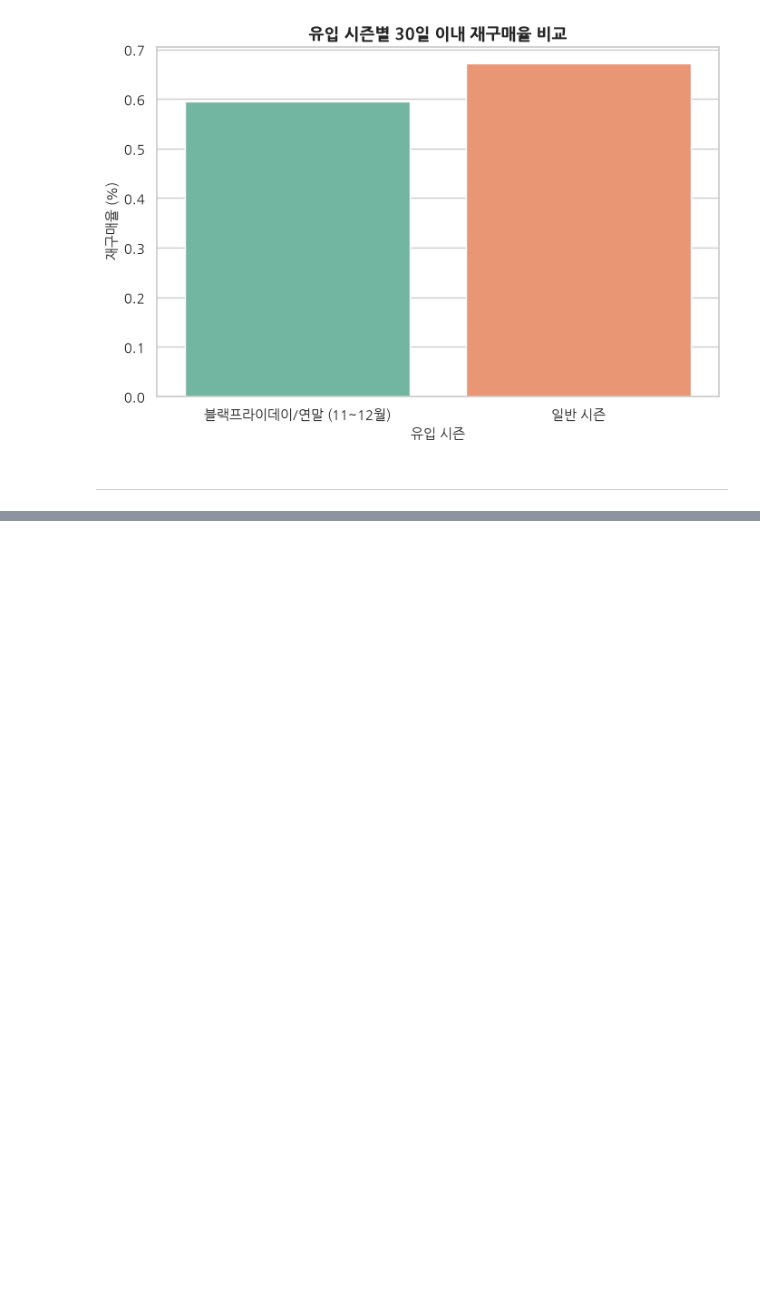
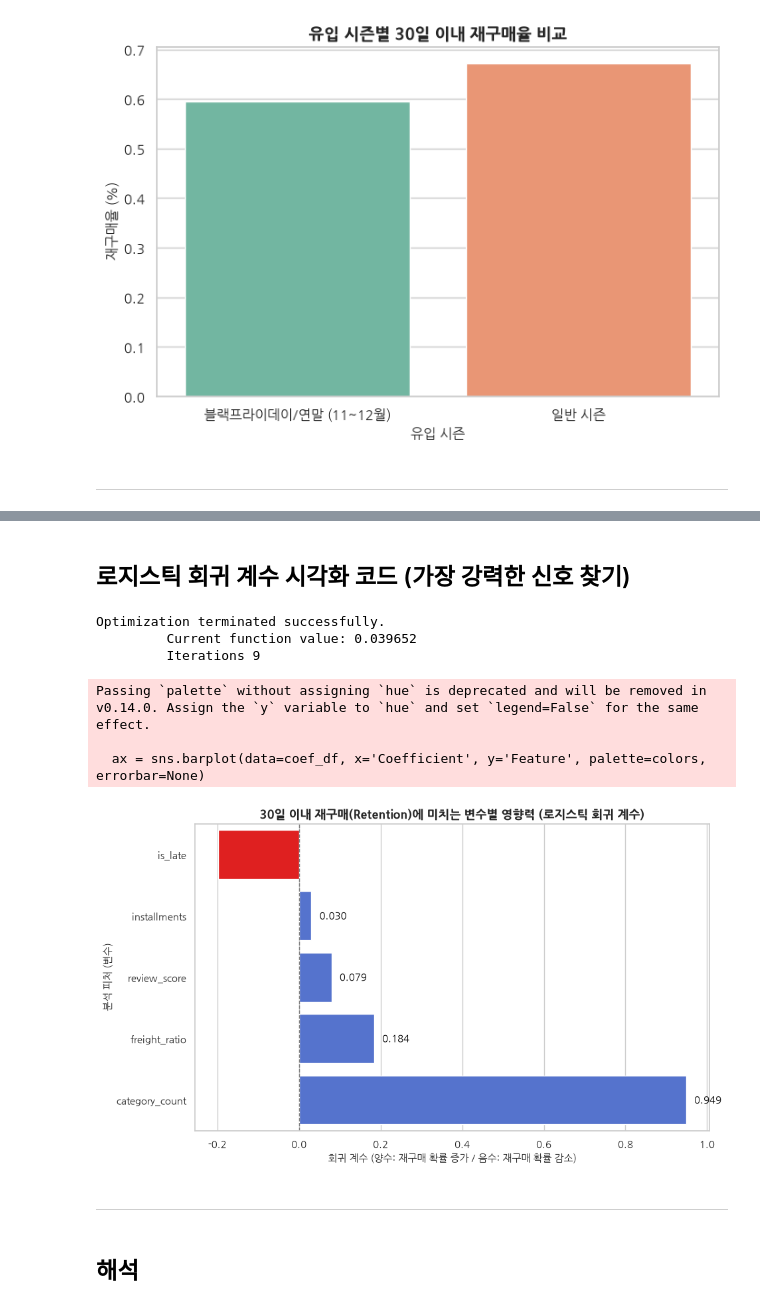
Before and after one commit to roh-git/Olist_DATA_ANALYSIS_PROJECT, a Jupyter notebook: Olist_Analysis.ipynb, the cells around one changed output, grey strips where cells are left out. Cells and saved outputs as stored; diff of their text form; code cells hidden in the pictures; blank space fills up the shorter version.

```diff
--- a/Olist_Analysis.ipynb
+++ b/Olist_Analysis.ipynb
@@ -473,0 +513,55 @@ Passing `palette` without assigning `hue` is deprecated and will be removed in v
+# %% [markdown]
+## 로지스틱 회귀 계수 시각화 코드 (가장 강력한 신호 찾기)
+# %%
+import matplotlib.pyplot as plt
+import seaborn as sns
+import statsmodels.formula.api as smf
+
+# 1. 로지스틱 회귀 모델 학습 (결측치 영향 방지를 위해 dropna 적용)
+model_data = eda_df[['target_30d', 'category_count', 'review_score', 'is_late', 'freight_ratio', 'installments']].dropna()
+
+logit_model = smf.logit(
+    "target_30d ~ category_count + review_score + is_late + freight_ratio + installments",
+    data=model_data
+).fit()
+
+# 2. 회귀 계수(Coefficient) 및 신뢰구간 추출
+params = logit_model.params.drop('Intercept') # 절편 제외
+conf = logit_model.conf_int().drop('Intercept')
+conf.columns = ['Lower', 'Upper']
+
+# 데이터프레임으로 정리
+coef_df = pd.DataFrame({'Coefficient': params, 'Lower': conf['Lower'], 'Upper': conf['Upper']})
+coef_df['Feature'] = coef_df.index
+coef_df = coef_df.sort_values(by='Coefficient', ascending=True)
+
+# 3. 시각화 (Horizontal Bar Plot)
+plt.figure(figsize=(10, 6))
+colors = ['red' if x < 0 else 'royalblue' for x in coef_df['Coefficient']]
+ax = sns.barplot(data=coef_df, x='Coefficient', y='Feature', palette=colors, errorbar=None)
+
+plt.axvline(x=0, color='gray', linestyle='--', linewidth=1)
+plt.title('30일 이내 재구매(Retention)에 미치는 변수별 영향력 (로지스틱 회귀 계수)', fontsize=13, fontweight='bold')
+plt.xlabel('회귀 계수 (양수: 재구매 확률 증가 / 음수: 재구매 확률 감소)', fontsize=11)
+plt.ylabel('분석 피처 (변수)', fontsize=11)
+
+# 막대 옆에 수치 표기
+for p in ax.patches:
+    width = p.get_width()
+    ax.annotate(f'{width:.3f}',
+                (width + (0.02 if width >= 0 else -0.08), p.get_y() + p.get_height() / 2.),
+                ha='left' if width >= 0 else 'right', va='center', fontsize=11, color='black')
+
+plt.show()
+# %% [output]
+Optimization terminated successfully.
+         Current function value: 0.039652
+         Iterations 9
+Passing `palette` without assigning `hue` is deprecated and will be removed in v0.14.0. Assign the `y` variable to `hue` and set `legend=False` for the same effect.
+
+  ax = sns.barplot(data=coef_df, x='Coefficient', y='Feature', palette=colors, errorbar=None)
+[figure, added]
+# %% [markdown]
+----
+# %% [markdown]
+## 해석
```
Also changed, not shown: parts of 13 cells of this notebook.
